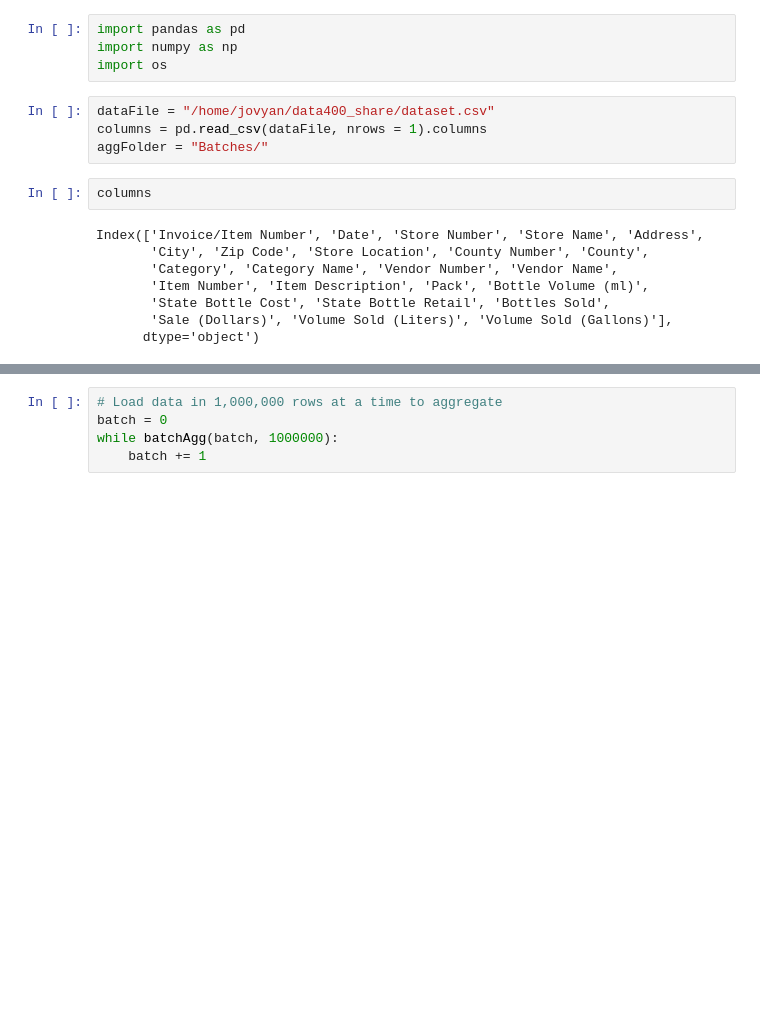
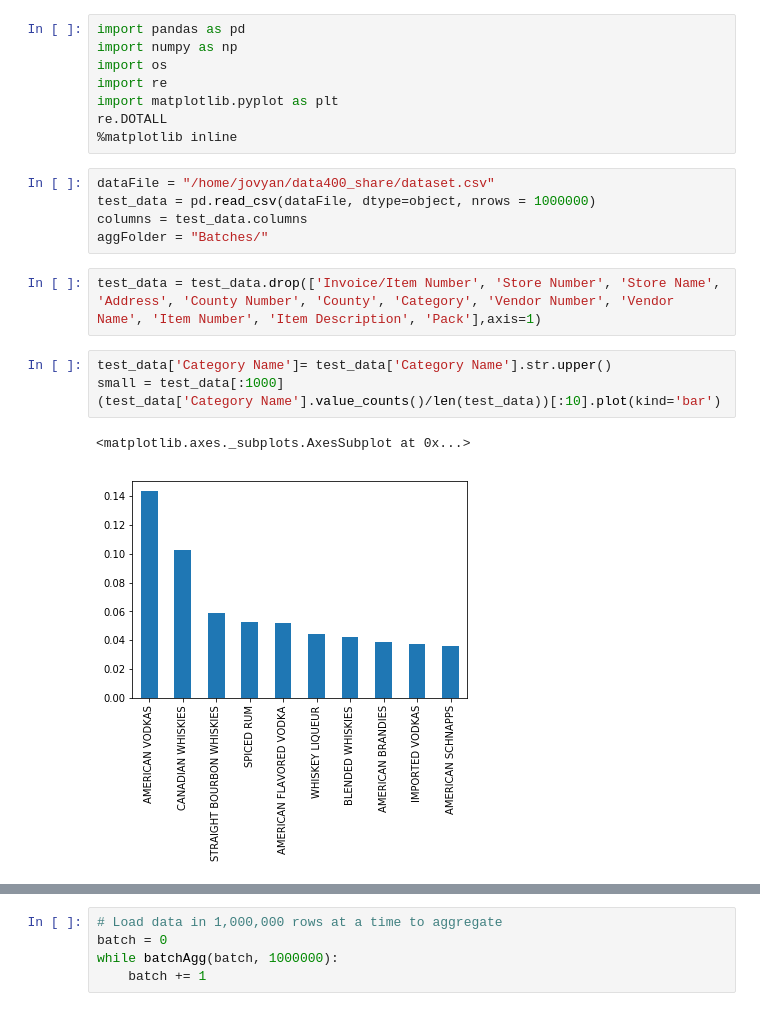
Before and after one commit to likhitanarayana/Iowa-Liquor-Sales, a Jupyter notebook: Aggregation.ipynb, the cells around one changed output, grey strips where cells are left out. Saved outputs shown, nothing was run; the diff lists cells and outputs as text; blank space fills up the shorter version.

```diff
--- a/Aggregation.ipynb
+++ b/Aggregation.ipynb
@@ -2,17 +2,21 @@
 import pandas as pd
 import numpy as np
 import os
+import re
+import matplotlib.pyplot as plt
+re.DOTALL
+%matplotlib inline
 # %%
 dataFile = "/home/jovyan/data400_share/dataset.csv"
-columns = pd.read_csv(dataFile, nrows = 1).columns
+test_data = pd.read_csv(dataFile, dtype=object, nrows = 1000000)
+columns = test_data.columns
 aggFolder = "Batches/"
-# %%
-columns
-# %% [output]
-Index(['Invoice/Item Number', 'Date', 'Store Number', 'Store Name', 'Address',
-       'City', 'Zip Code', 'Store Location', 'County Number', 'County',
-       'Category', 'Category Name', 'Vendor Number', 'Vendor Name',
-       'Item Number', 'Item Description', 'Pack', 'Bottle Volume (ml)',
-       'State Bottle Cost', 'State Bottle Retail', 'Bottles Sold',
-       'Sale (Dollars)', 'Volume Sold (Liters)', 'Volume Sold (Gallons)'],
-      dtype='object')
+# %%
+test_data = test_data.drop(['Invoice/Item Number', 'Store Number', 'Store Name', 'Address', 'County Number', 'County', 'Category', 'Vendor Number', 'Vendor Name', 'Item Number', 'Item Description', 'Pack'],axis=1)
+# %%
+test_data['Category Name']= test_data['Category Name'].str.upper()
+small = test_data[:1000]
+(test_data['Category Name'].value_counts()/len(test_data))[:10].plot(kind='bar')
+# %% [output]
+<matplotlib.axes._subplots.AxesSubplot at 0x...>
+[figure, added]
```
Also changed, not shown: parts of 8 cells of this notebook, 17 other files.
